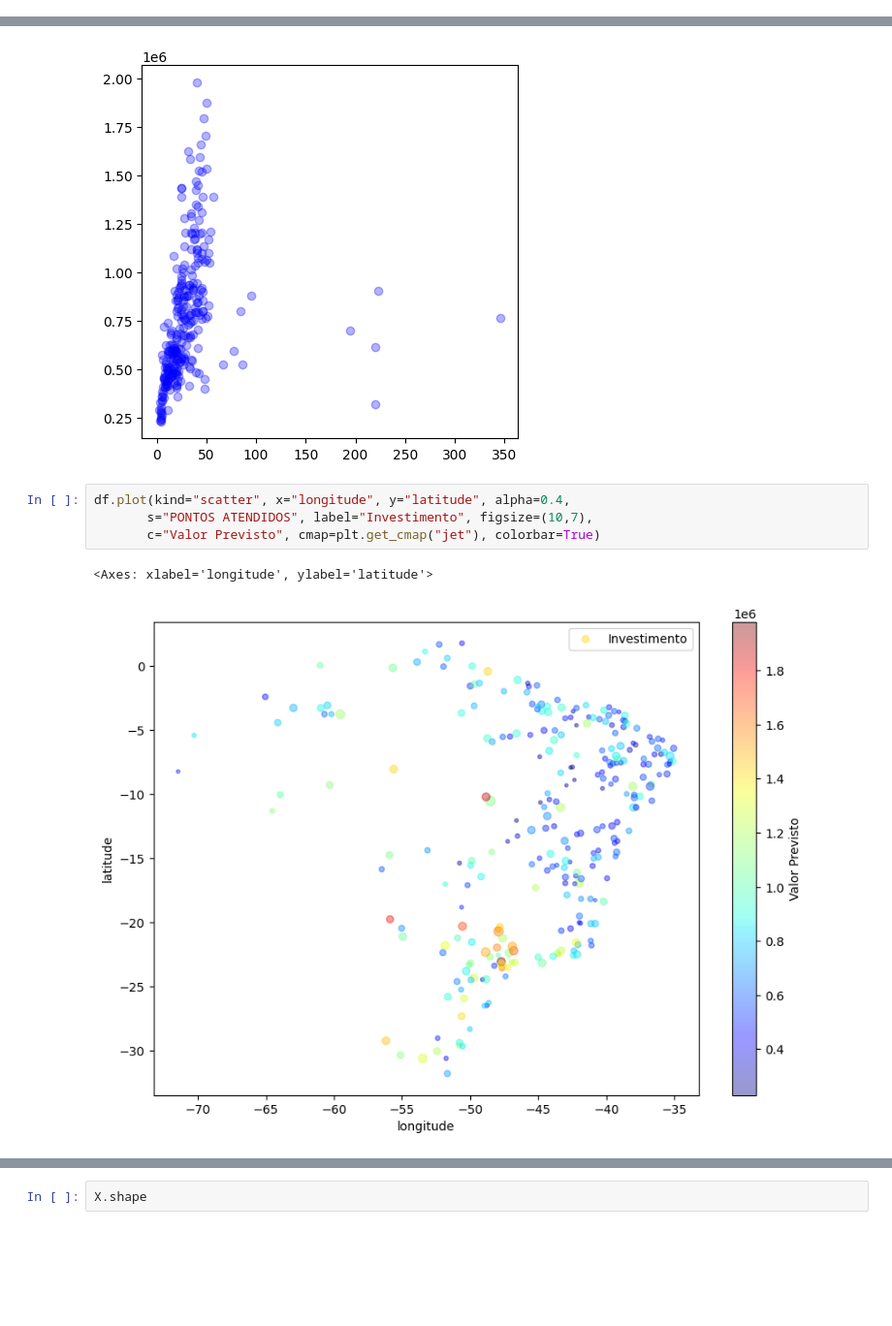
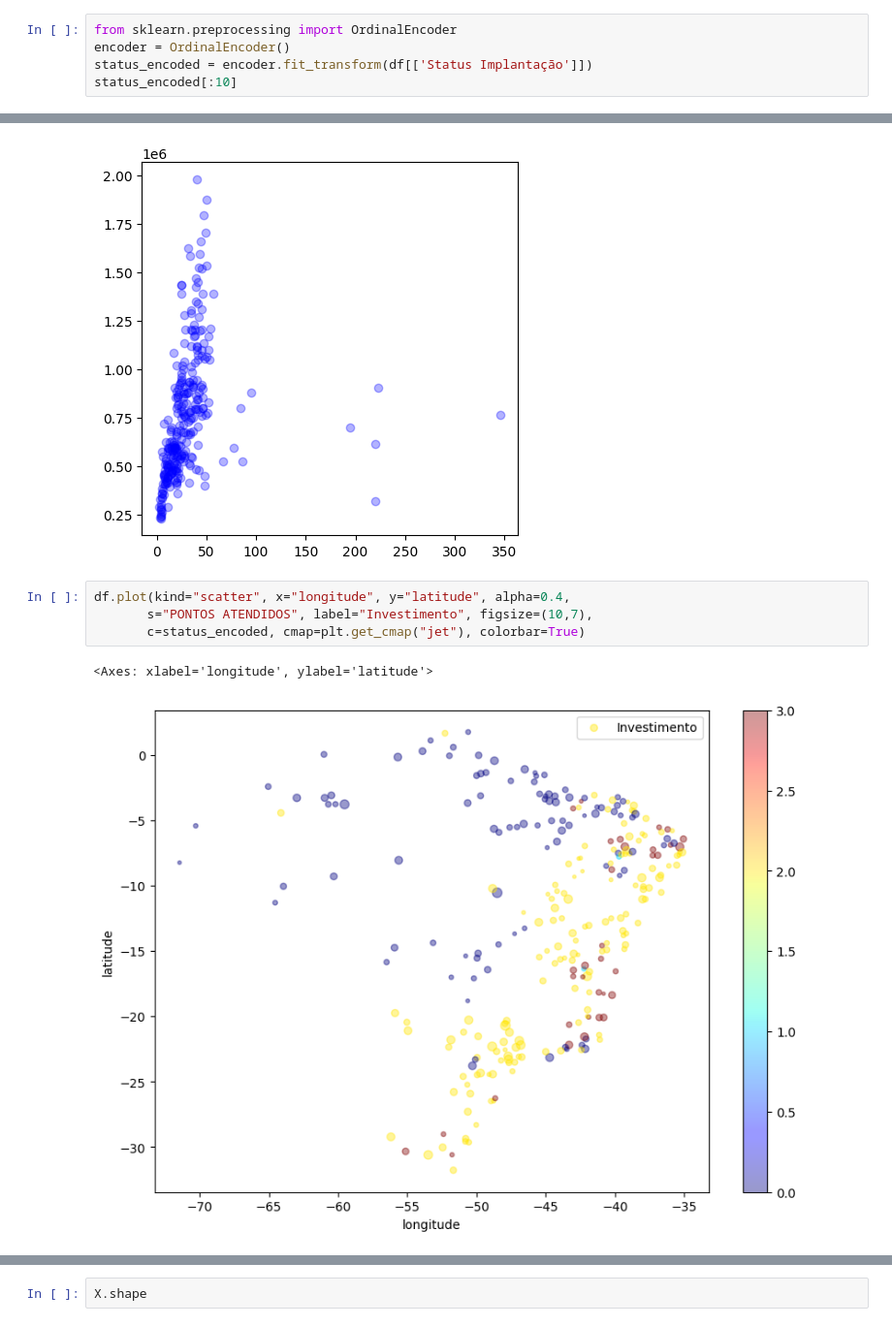
Before and after one commit to wesinalves/ml-mcom, a Jupyter notebook: cidades_digitais.ipynb, the cells around one changed output, grey strips where cells are left out. Shown: that part at 97% size. Saved outputs shown, nothing was run; the diff lists cells and outputs as text; blank space fills up the shorter version.

```diff
--- a/cidades_digitais.ipynb
+++ b/cidades_digitais.ipynb
@@ -156,3 +156,8 @@ df['Status Implantação'].value_counts(normalize=True).reset_index(name = "Perc
 | 1 | Cancelada | 0.345324 |
 | 2 | Sem previsão | 0.122302 |
 | 3 | Em implantação | 0.007194 |
+# %%
+from sklearn.preprocessing import OrdinalEncoder
+encoder = OrdinalEncoder()
+status_encoded = encoder.fit_transform(df[['Status Implantação']])
+status_encoded[:10]
@@ -180,7 +196,7 @@ plt.scatter(df['POPULAÇÃO ESTIMADA'], df['Valor Previsto'], color='b', alpha=0
 # %%
 df.plot(kind="scatter", x="longitude", y="latitude", alpha=0.4,
        s="PONTOS ATENDIDOS", label="Investimento", figsize=(10,7),
-       c="Valor Previsto", cmap=plt.get_cmap("jet"), colorbar=True)
+       c=status_encoded, cmap=plt.get_cmap("jet"), colorbar=True)
 # %% [output]
 <Axes: xlabel='longitude', ylabel='latitude'>
-[figure, old version]
+[figure, new version]
```
Also changed, not shown: parts of 5 cells of this notebook.
